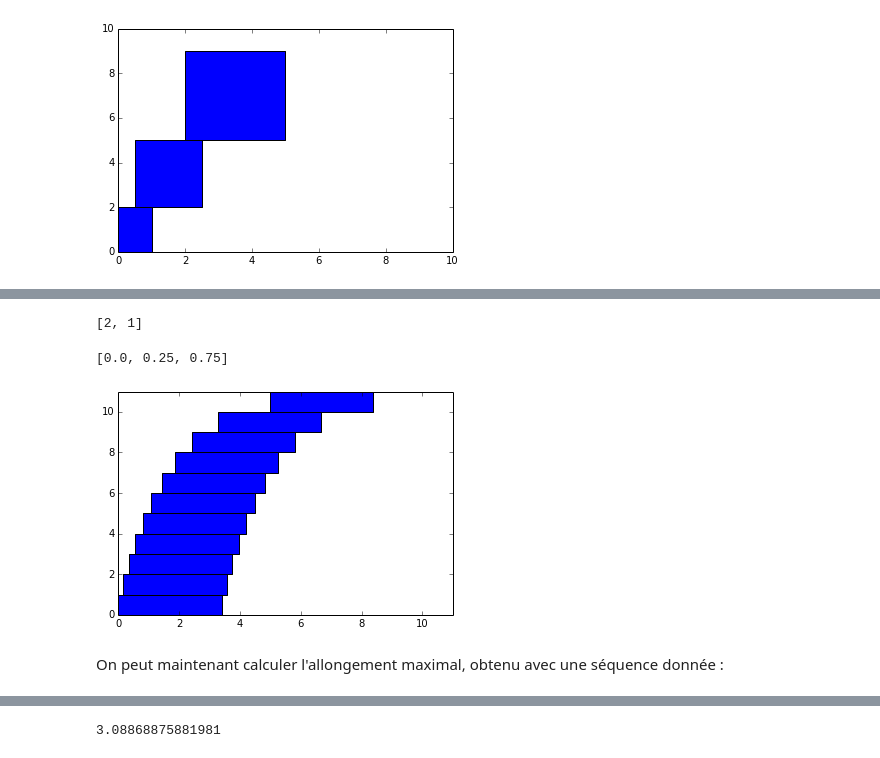
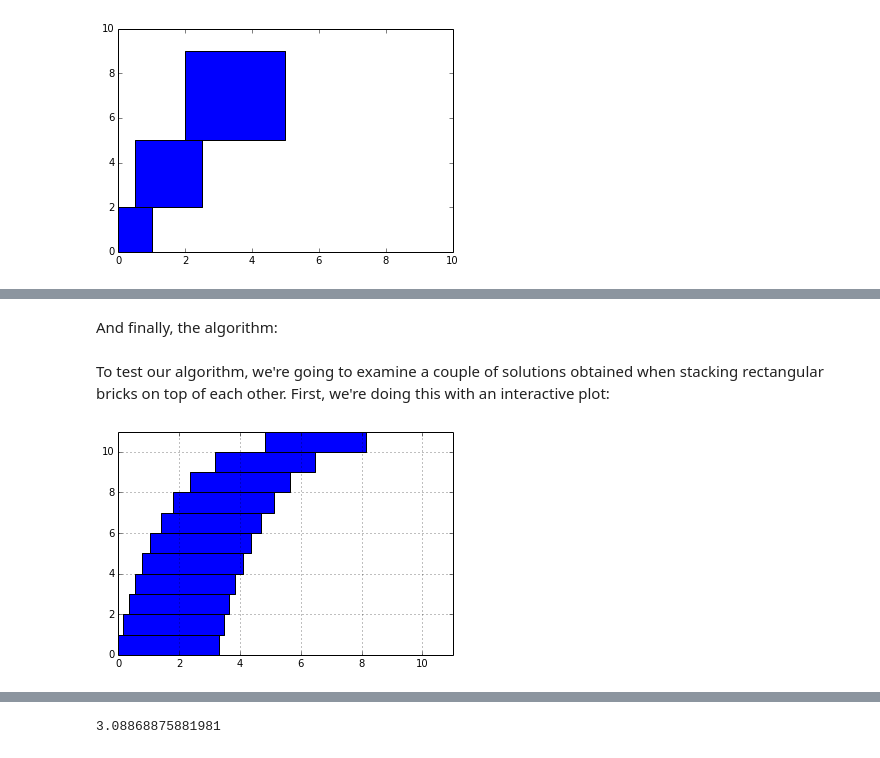
Before and after one commit to flothesof/posts, a Jupyter notebook: 20140808_BricksAndArches.ipynb, the cells around one changed output, grey strips where cells are left out. Drawn from its saved outputs; the diff is of its cells as text; code cells hidden in the pictures.

```diff
--- a/20140808_BricksAndArches.ipynb
+++ b/20140808_BricksAndArches.ipynb
@@ -55,8 +71,7 @@ And then we loop and draw each brick on top of each other, starting with the fir
 from matplotlib.patches import Rectangle
 
 def plot_brick_sequence(brick_sequence, shifts):
-    fig = pl.figure()
-    ax = fig.add_subplot(111)
+    ax = pl.gca()
     total_height = 0.
     for brick, shift in zip(brick_sequence, shifts):
         ax.add_patch(Rectangle((shift, total_height), brick[0], brick[1]))
@@ -92,9 +131,3 @@ def compute_horizontal_center_of_mass(brick_sequence, shifts):
     sum_xi_mi = sum([(shifts[i] + brick_sequence[i][0]/2.) * compute_mass(brick_sequence[i]) for i in range(len(brick_sequence))])
     sum_mi = sum([compute_mass(brick_sequence[i]) for i in range(len(brick_sequence))])
     return sum_xi_mi / sum_mi
-# %%
-bricks = [(1, 1), (1, 1), (1, 1)]
-shifts = [0, 0, 1]
-plot_brick_sequence(bricks, shifts)
-pl.ylim(0, 3)
-pl.xlim(0, 3)
@@ -112,8 +134,5 @@ compute_horizontal_center_of_mass(bricks, shifts)
-# %%
-l = [1, 2]
-print l[::-1]
-# %% [output]
-[2, 1]
+# %% [markdown]
+And finally, the algorithm:
 # %%
 def compute_brick_shifts(brick_sequence):
     shifts = []
@@ -126,21 +145,18 @@ def compute_brick_shifts(brick_sequence):
             shifts.append(previous_center_of_mass - brick[0])
     min_shift = min(shifts)
     return [s - min_shift for s in shifts[::-1]]
-# %%
-compute_brick_shifts(generate_brick_sequence(1, 1, 3))
-# %% [output]
-[0.0, 0.25, 0.75]
+# %% [markdown]
+To test our algorithm, we're going to examine a couple of solutions obtained when stacking rectangular bricks on top of each other. First, we're doing this with an interactive plot:
 # %%
 def plot_nbricks(l, n):
     bricks = generate_brick_sequence(l, 1, n)
     plot_brick_sequence(bricks, compute_brick_shifts(bricks))
     pl.xlim(0, n)
     pl.ylim(0, n)
+    pl.grid(True)
 # %%
-interactive(plot_nbricks,
+interact(plot_nbricks,
             l=(0.1, 4, 0.1),
             n=(2, 20))
 # %% [output]
-[figure, old version]
+[figure, new version]
-# %% [markdown]
-On peut maintenant calculer l'allongement maximal, obtenu avec une séquence donnée :
```
Also changed, not shown: parts of 52 cells of this notebook, 2 other files.
